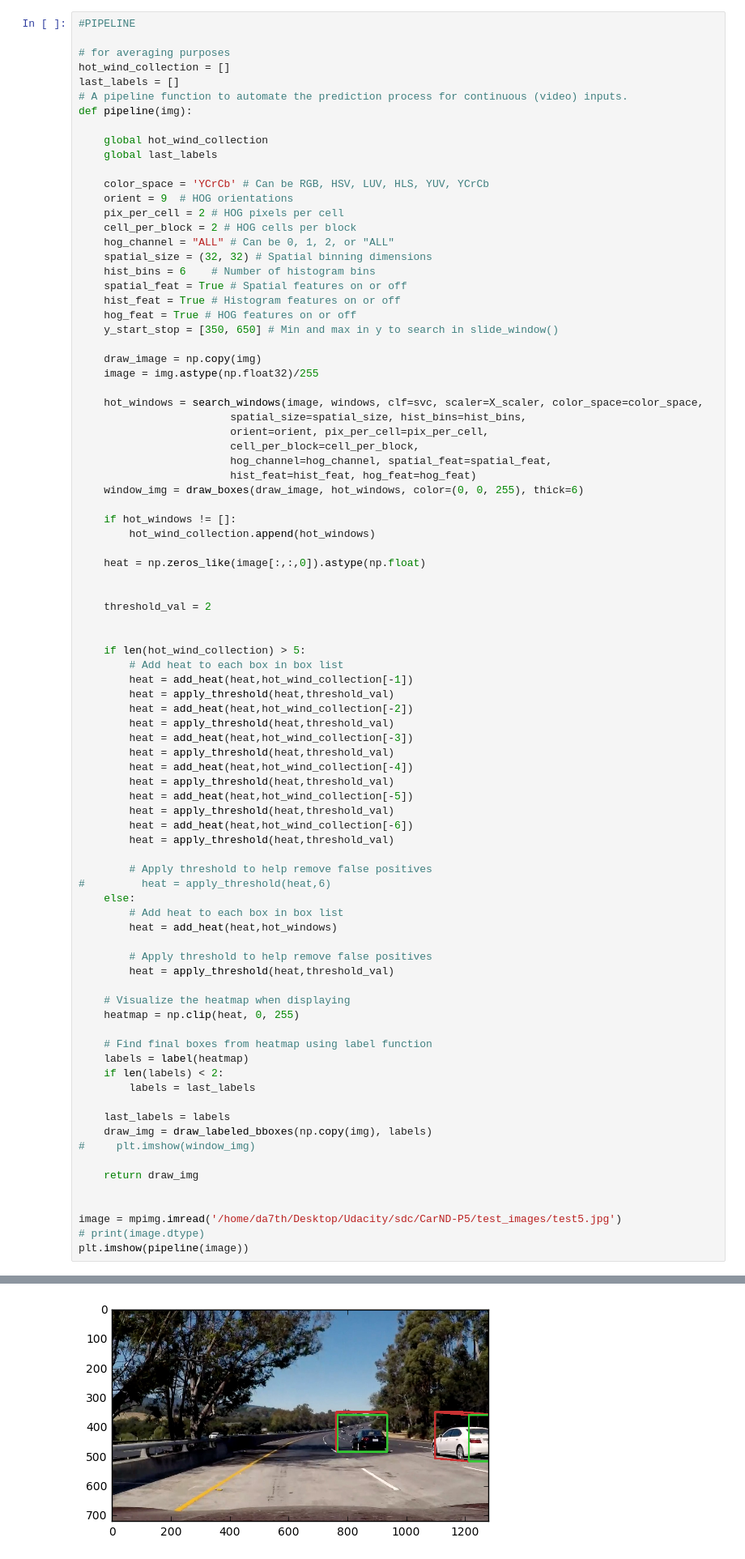
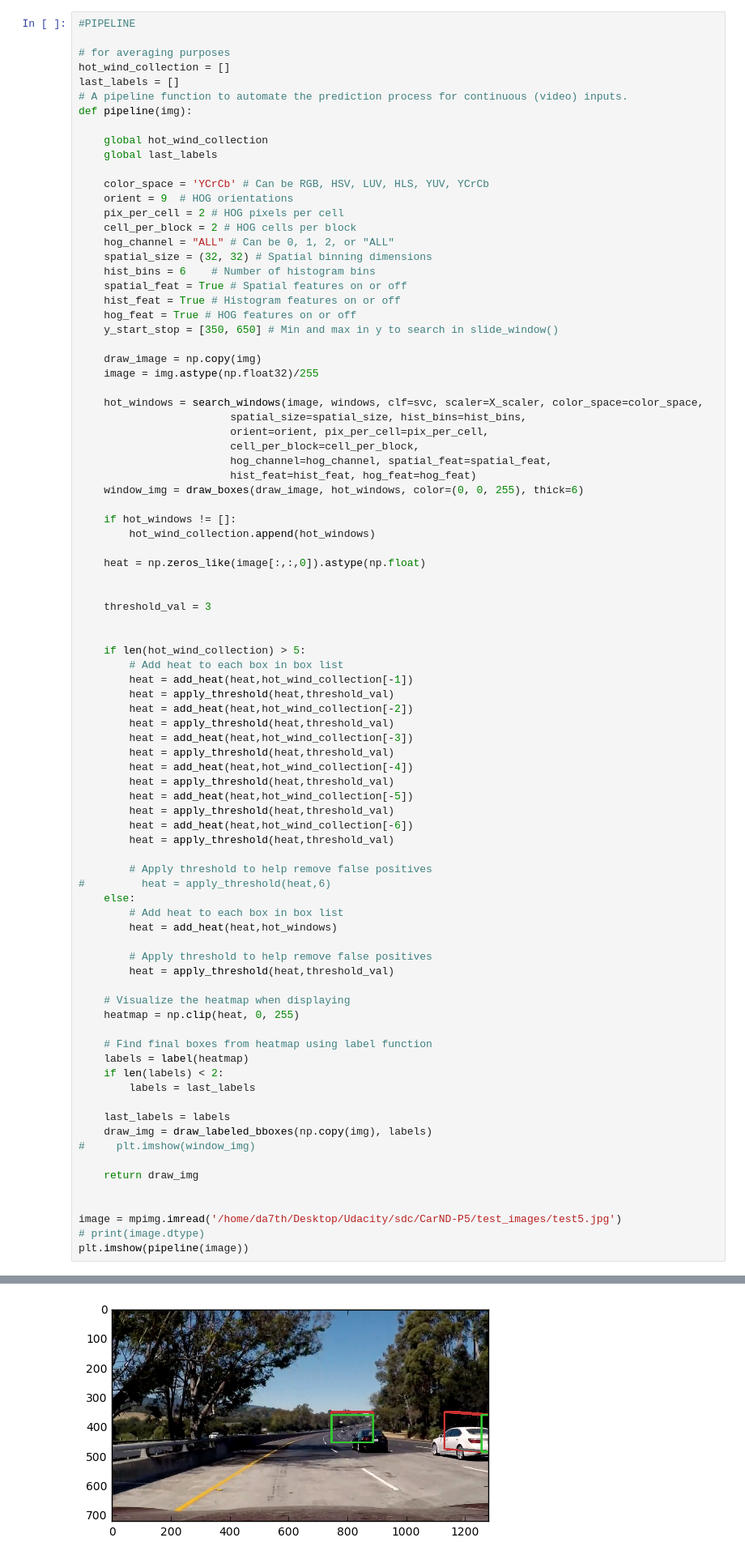
Before and after one commit to da7th/CarND-P5, a Jupyter notebook: CarND-P5.ipynb, the cells around one changed output, grey strips where cells are left out. Shown at 81% size. Drawn from its saved outputs; the diff is of its cells as text.

```diff
--- a/CarND-P5.ipynb
+++ b/CarND-P5.ipynb
@@ -824,7 +827,7 @@ def pipeline(img):
     heat = np.zeros_like(image[:,:,0]).astype(np.float)
 
 
-    threshold_val = 2
+    threshold_val = 3
 
 
     if len(hot_wind_collection) > 5:
@@ -844,34 +847,34 @@ def pipeline(img):
 
         # Apply threshold to help remove false positives
 #         heat = apply_threshold(heat,6)
     else:
         # Add heat to each box in box list
         heat = add_heat(heat,hot_windows)
 
         # Apply threshold to help remove false positives
         heat = apply_threshold(heat,threshold_val)
 
     # Visualize the heatmap when displaying
     heatmap = np.clip(heat, 0, 255)
 
     # Find final boxes from heatmap using label function
     labels = label(heatmap)
     if len(labels) < 2:
         labels = last_labels
 
     last_labels = labels
     draw_img = draw_labeled_bboxes(np.copy(img), labels)
 #     plt.imshow(window_img)
 
     return draw_img
 
 
 image = mpimg.imread('/home/da7th/Desktop/Udacity/sdc/CarND-P5/test_images/test5.jpg')
 # print(image.dtype)
 plt.imshow(pipeline(image))
 # %% [output]
 <matplotlib.image.AxesImage at 0x...>
-[figure, old version]
+[figure, new version]
 # %% [markdown]
 ### Below is a video that is seperated into frames, fed through the pipeline and restitched into a video format (MP4).
 # %%
```
Also changed, not shown: parts of 5 cells of this notebook, 1 other file.
